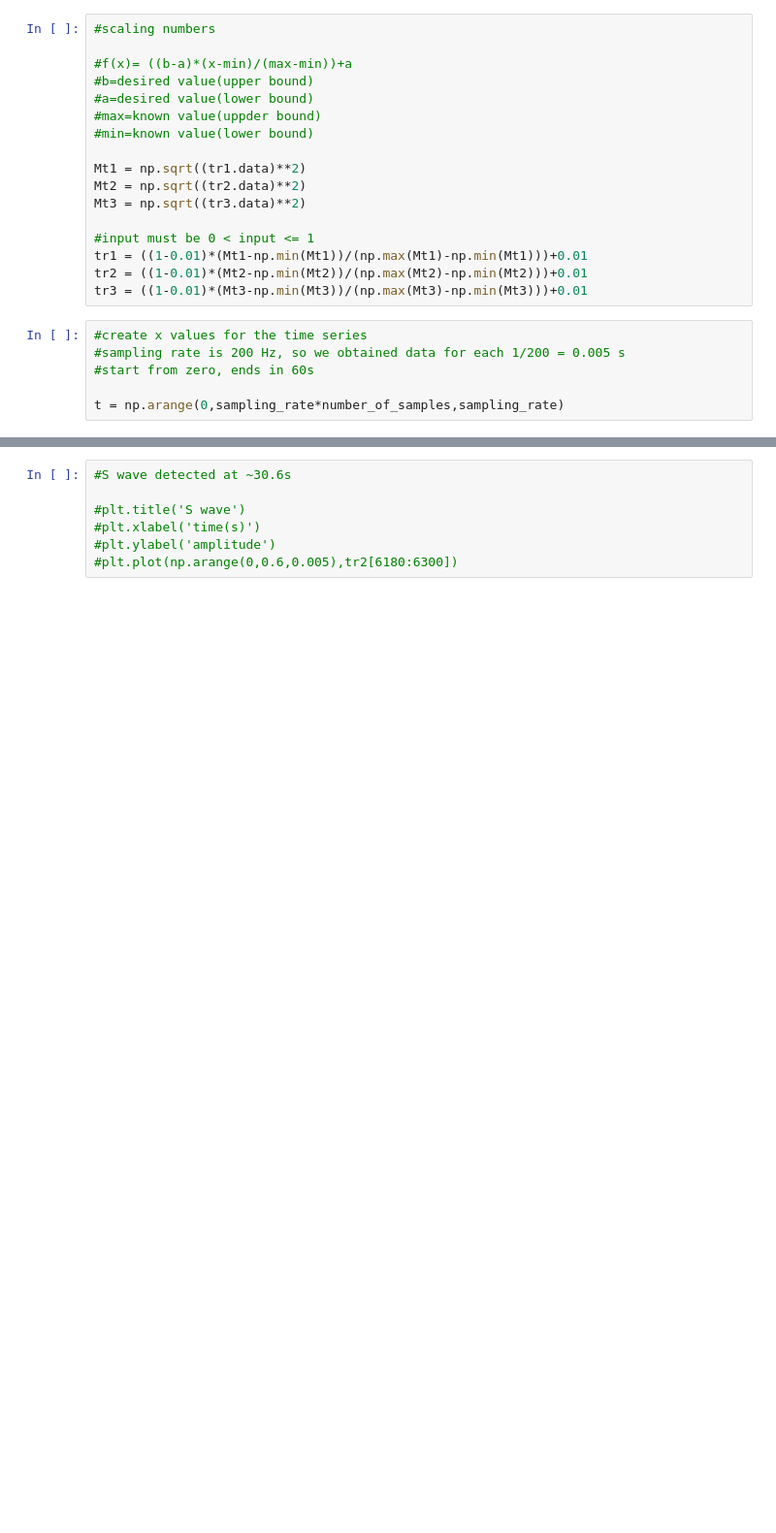
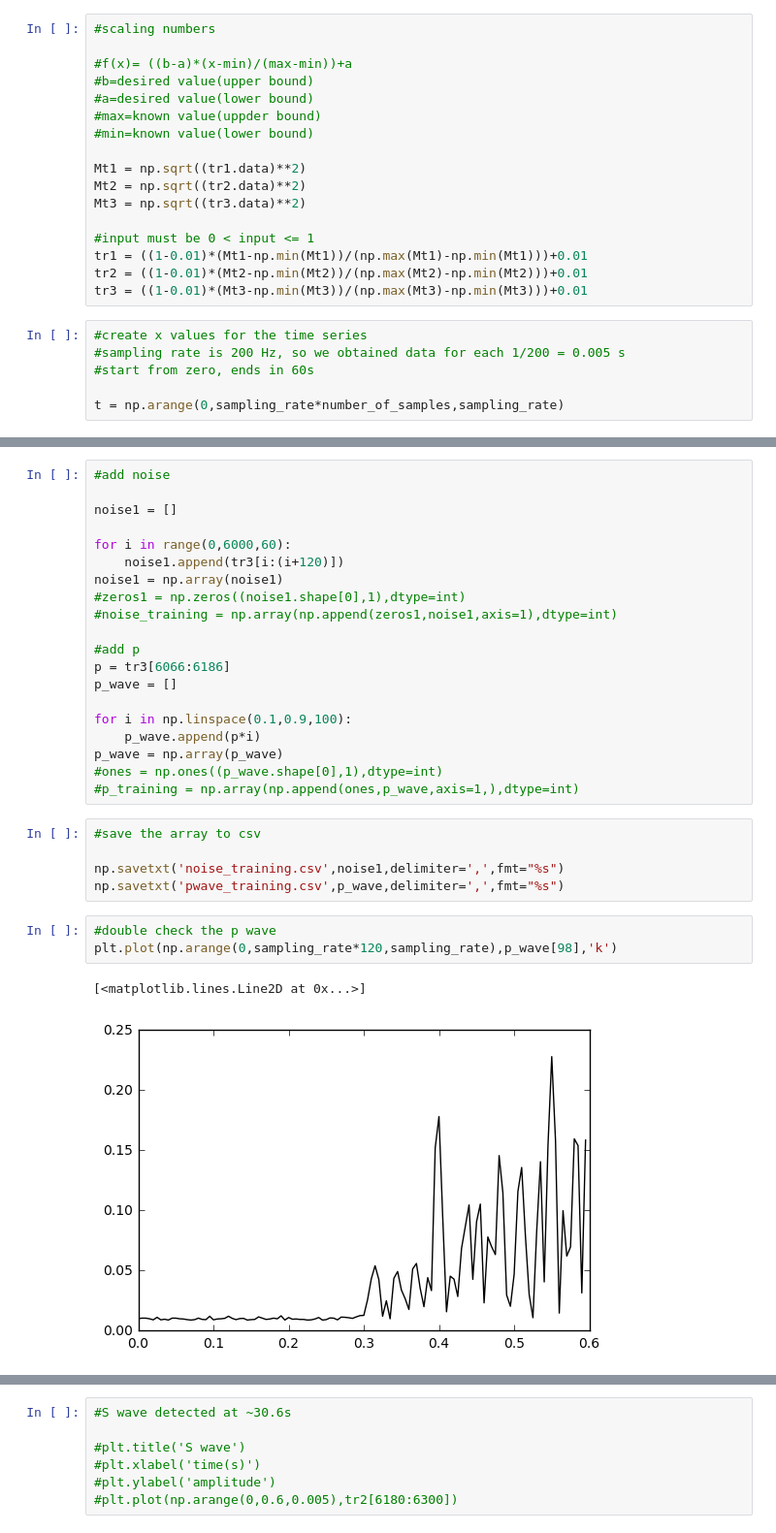
Before and after one commit to internnos/final-project, a Jupyter notebook: Wave Training.ipynb, the cells around one changed output, grey strips where cells are left out. Shown at 97% size. Drawn from its saved outputs; the diff is of its cells as text; blank space fills up the shorter version.

```diff
--- a/Wave Training.ipynb
+++ b/Wave Training.ipynb
@@ -112,0 +111,31 @@ plt.plot(np.arange(0,sampling_rate*120,sampling_rate),tr1[2400:2520])
+# %%
+#add noise
+
+noise1 = []
+
+for i in range(0,6000,60):
+    noise1.append(tr3[i:(i+120)])
+noise1 = np.array(noise1)
+#zeros1 = np.zeros((noise1.shape[0],1),dtype=int)
+#noise_training = np.array(np.append(zeros1,noise1,axis=1),dtype=int)
+
+#add p
+p = tr3[6066:6186]
+p_wave = []
+
+for i in np.linspace(0.1,0.9,100):
+    p_wave.append(p*i)
+p_wave = np.array(p_wave)
+#ones = np.ones((p_wave.shape[0],1),dtype=int)
+#p_training = np.array(np.append(ones,p_wave,axis=1,),dtype=int)
+# %%
+#save the array to csv
+
+np.savetxt('noise_training.csv',noise1,delimiter=',',fmt="%s")
+np.savetxt('pwave_training.csv',p_wave,delimiter=',',fmt="%s")
+# %%
+#double check the p wave
+plt.plot(np.arange(0,sampling_rate*120,sampling_rate),p_wave[98],'k')
+# %% [output]
+[<matplotlib.lines.Line2D at 0x...>]
+[figure, added]
```
Also changed, not shown: parts of 13 cells of this notebook, 9 other files.
